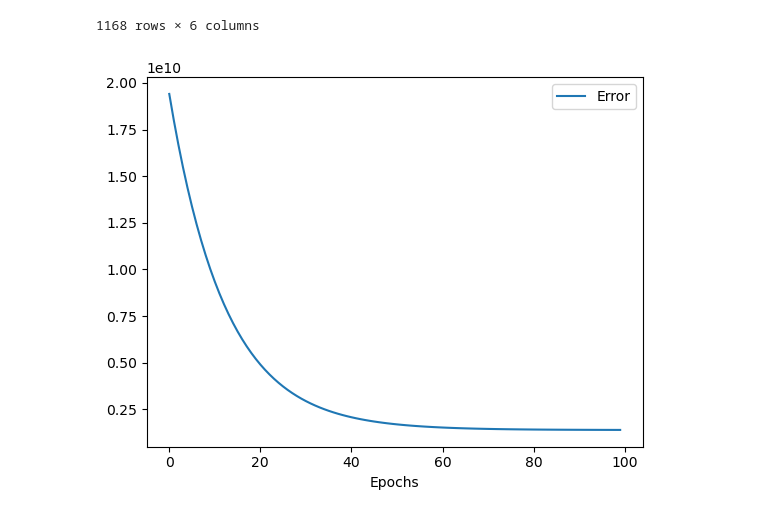
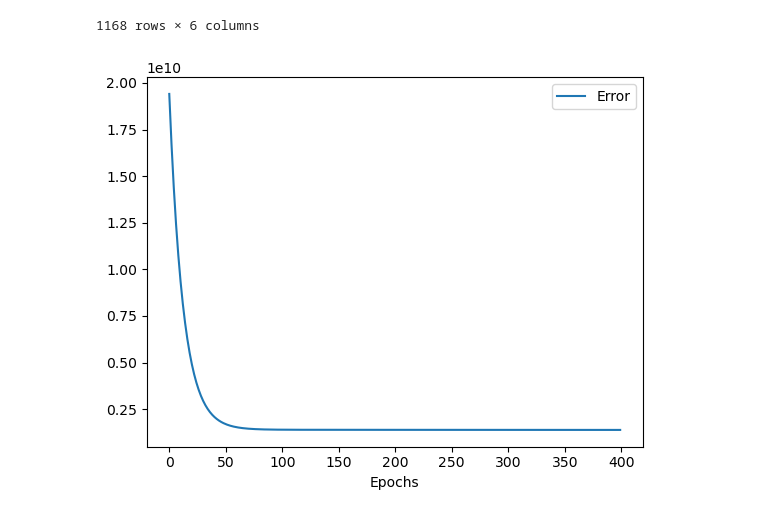
Before and after one commit to jerson8a/project1_linearRegresion, a Jupyter notebook: Solution Project #1 - Jerson Ochoa.ipynb, the cells around one changed output. Saved outputs shown, nothing was run; the diff lists cells and outputs as text; code cells hidden in the pictures.

Commit message:
[ADD] Function to graph model history

```diff
--- a/Solution Project #1 - Jerson Ochoa.ipynb
+++ b/Solution Project #1 - Jerson Ochoa.ipynb
@@ -324,17 +324,15 @@ def trainingRegL(vectorX, y, epochs, imprimir_error_cada, learningRate):
 # %%
 vectorCost = []
 dictParamsHistory = dict()
-respParamsHistory, respVectorCost = trainingRegL(dataTraining['OverallQual'], dataTraining['SalePrice'], 100, 1, 0.001)
+respParamsHistory, respVectorCost = trainingRegL(dataTraining['OverallQual'], dataTraining['SalePrice'], 400, 1, 0.001)
 # %%
 # Crear una función que nos permita visualizar con matplotlib cómo evoluciona el modelo entrenado en el tiempo
 
 def graphError(vectError):
     df_respVectorCost = pd.DataFrame(vectError)
-    df_respVectorCost.columns.values
     df_respVectorCost = df_respVectorCost.rename(columns={0: 'Epochs', 1:'Error'})
-    df_respVectorCost.columns.values
     df_respVectorCost.plot(x='Epochs', y='Error')
 
 graphError(respVectorCost)
 # %% [output]
-[figure, old version]
+[figure, new version]
```
Also changed, not shown: parts of 1 cell of this notebook.
